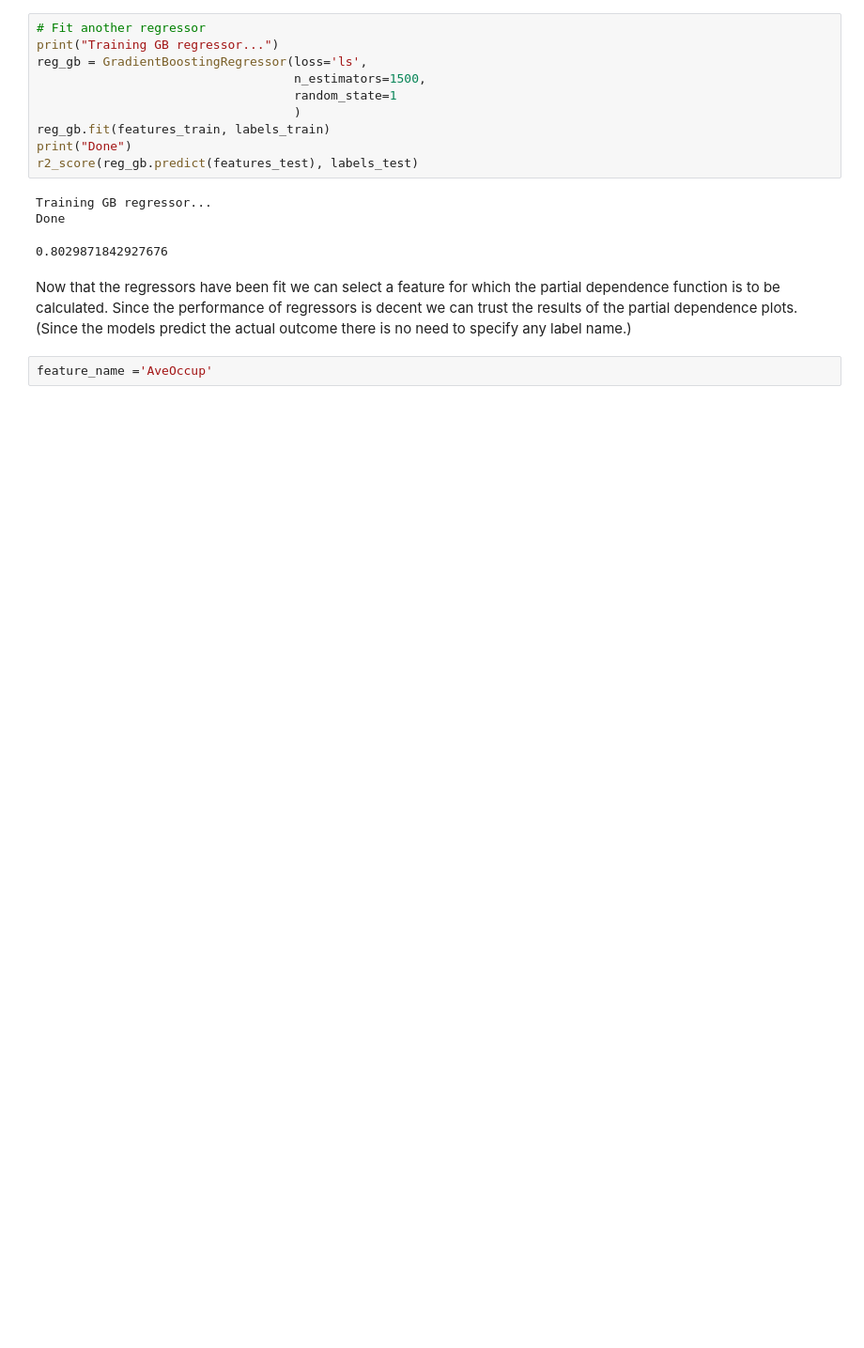
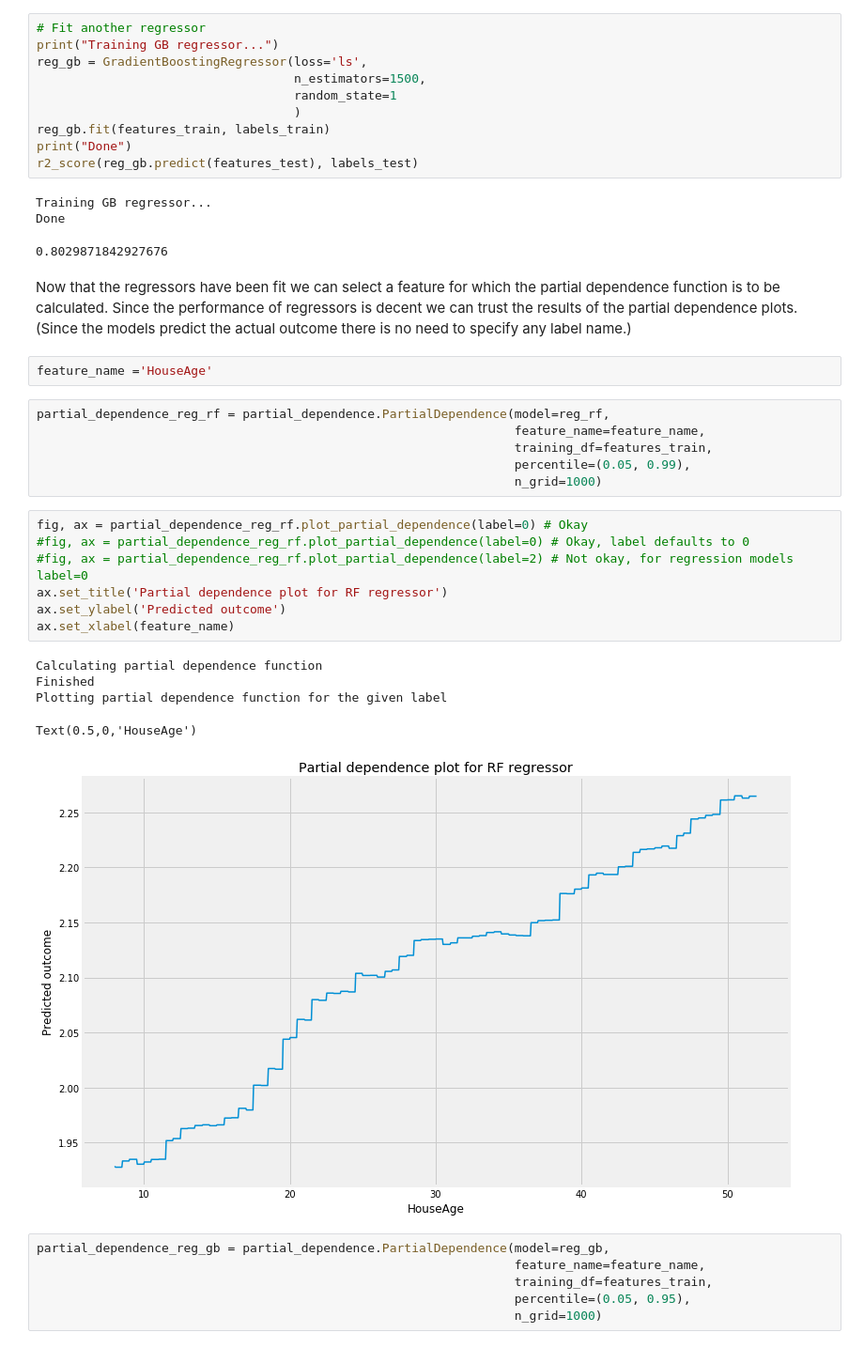
Before and after one commit to iyer-karthik/python, a Jupyter notebook: utils/partial_dependence/pdp_tutorial.ipynb, the cells around one changed output. Shown at 94% size. Drawn from its saved outputs; the diff is of its cells as text; blank space fills up the shorter version.

```diff
--- a/utils/partial_dependence/pdp_tutorial.ipynb
+++ b/utils/partial_dependence/pdp_tutorial.ipynb
@@ -228,5 +235,30 @@ Now that the regressors have been fit we can select a feature for which the part
 dependence function is to be calculated. Since the performance of regressors is decent we can trust the results of
 the partial dependence plots. (Since the models predict the actual outcome there is no need to specify any label name.)
 # %%
-feature_name ='AveOccup'
+feature_name ='HouseAge'
+# %%
+partial_dependence_reg_rf = partial_dependence.PartialDependence(model=reg_rf,
+                                                                 feature_name=feature_name,
+                                                                 training_df=features_train,
+                                                                 percentile=(0.05, 0.99),
+                                                                 n_grid=1000)
+# %%
+fig, ax = partial_dependence_reg_rf.plot_partial_dependence(label=0) # Okay
+#fig, ax = partial_dependence_reg_rf.plot_partial_dependence(label=0) # Okay, label defaults to 0
+#fig, ax = partial_dependence_reg_rf.plot_partial_dependence(label=2) # Not okay, for regression models label=0
+ax.set_title('Partial dependence plot for RF regressor')
+ax.set_ylabel('Predicted outcome')
+ax.set_xlabel(feature_name)
+# %% [output]
+Calculating partial dependence function
+Finished
+Plotting partial dependence function for the given label
+Text(0.5,0,'HouseAge')
+[figure, added]
+# %%
+partial_dependence_reg_gb = partial_dependence.PartialDependence(model=reg_gb,
+                                                                 feature_name=feature_name,
+                                                                 training_df=features_train,
+                                                                 percentile=(0.05, 0.95),
+                                                                 n_grid=1000)
 # %%
```
Also changed, not shown: parts of 23 cells of this notebook.
